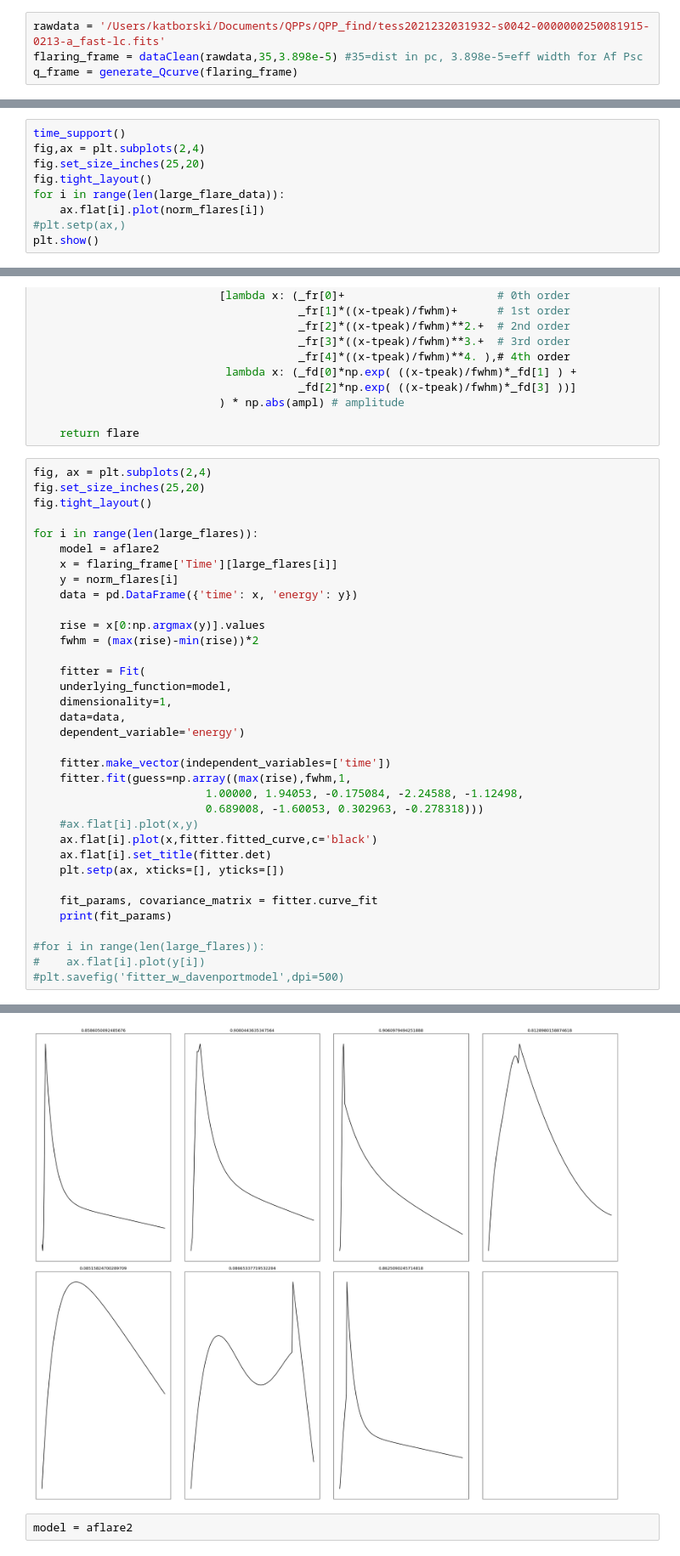
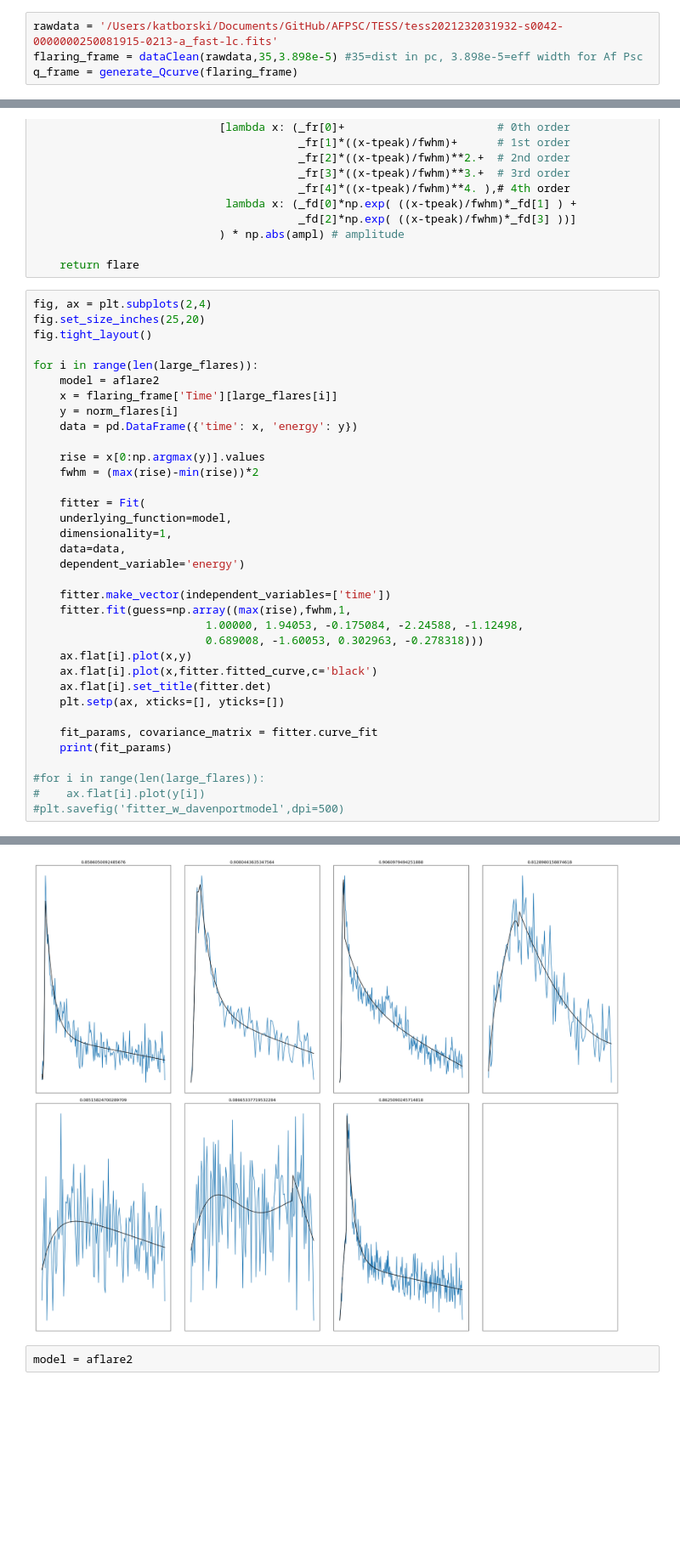
Before and after one commit to MillionConcepts/tess_swift_afpsc, a Jupyter notebook: QPPs/moonbow-main/moonbow/QPP_find.ipynb, the cells around one changed output, grey strips where cells are left out. Shown: that part at 85% size. Cells and saved outputs as stored; diff of their text form; blank space fills up the shorter version.

```diff
--- a/QPPs/moonbow-main/moonbow/QPP_find.ipynb
+++ b/QPPs/moonbow-main/moonbow/QPP_find.ipynb
@@ -226,7 +218,7 @@ def find_QPP_candidates(flare_ranges,flare_ix):
 
       The goal of this function is to select only large flares that can be fit with the Davenport Flare model."""
 # %%
-rawdata = '/Users/katborski/Documents/QPPs/QPP_find/tess2021232031932-s0042-0000000250081915-0213-a_fast-lc.fits'
+rawdata = '/Users/katborski/Documents/GitHub/AFPSC/TESS/tess2021232031932-s0042-0000000250081915-0213-a_fast-lc.fits'
 flaring_frame = dataClean(rawdata,35,3.898e-5) #35=dist in pc, 3.898e-5=eff width for Af Psc
 q_frame = generate_Qcurve(flaring_frame)
 # %%
@@ -308,12 +283,3 @@ times=[]
 for i in range(len(large_flares)):
     t = flaring_frame['Time'][large_flare_data[i].index]
     times.append(t)
-# %%
-time_support()
-fig,ax = plt.subplots(2,4)
-fig.set_size_inches(25,20)
-fig.tight_layout()
-for i in range(len(large_flare_data)):
-    ax.flat[i].plot(norm_flares[i])
-#plt.setp(ax,)
-plt.show()
@@ -376,36 +347,36 @@ for i in range(len(large_flares)):
     fitter.fit(guess=np.array((max(rise),fwhm,1,
                           1.00000, 1.94053, -0.175084, -2.24588, -1.12498,
                           0.689008, -1.60053, 0.302963, -0.278318)))
-    #ax.flat[i].plot(x,y)
+    ax.flat[i].plot(x,y)
     ax.flat[i].plot(x,fitter.fitted_curve,c='black')
     ax.flat[i].set_title(fitter.det)
     plt.setp(ax, xticks=[], yticks=[])
 
     fit_params, covariance_matrix = fitter.curve_fit
     print(fit_params)
 
 #for i in range(len(large_flares)):
 #    ax.flat[i].plot(y[i])
 #plt.savefig('fitter_w_davenportmodel',dpi=500)
 # %% [output]
 [ 2.44876803e+03  1.04128218e-02  1.03014997e+00  9.87777625e-01
   2.81305932e+00  2.21958728e+01  3.24765589e+01 -1.30865801e+02
   5.91874328e-02 -3.91011489e+00  9.00909226e-01 -2.94054838e-03]
 [ 2.45231587e+03  4.32909726e-03  1.27857796e+00  7.76150607e-01
  -2.15769294e-01 -3.69298194e+00 -5.38415869e+00  9.07598123e+00
   4.32094119e-02 -2.44230003e+00  7.41133592e-01 -4.28539489e-03]
 [ 2.46134848e+03  8.78694634e-03  1.34380063e+00  7.32150856e-01
  -6.46337049e-01 -1.02084383e+01 -1.55124266e+01  4.77395388e+01
   2.82078594e-02 -1.06040424e+00  6.89728066e-01 -7.47430018e-03]
 [ 2.46232373e+03  2.06299113e-02  9.82496846e-01  1.00527826e+00
  -1.08423594e-01 -2.31286709e+00 -1.06488833e+01 -1.80549518e+01
   5.71133220e-01 -2.72601119e-01  4.38517968e-01  2.10694425e-01]
 ... (5 lines left out)
   3.66037011e-03 -2.07197711e-01  1.13042336e+00 -1.40490441e-01]
 [ 2.46807025e+03  9.57201644e-03  1.33099204e+00  7.16625576e-01
   1.00417696e-01  3.33204241e-01  1.73271463e+00  2.48041284e+00
   4.87643820e-02 -2.83066320e+00  7.02716990e-01 -1.96667345e-03]
-[figure, old version]
+[figure, new version]
 # %%
 model = aflare2
 # %%
```
Also changed, not shown: parts of 10 cells of this notebook.
